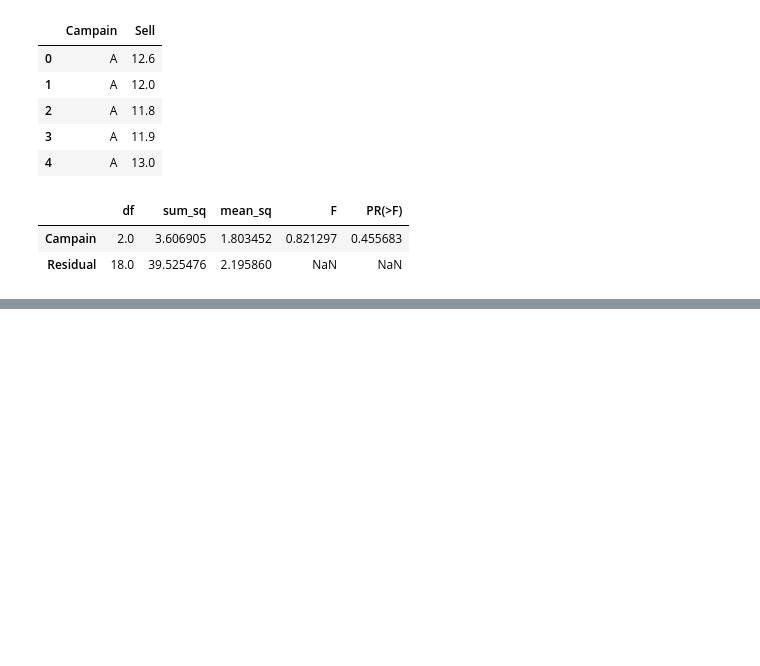
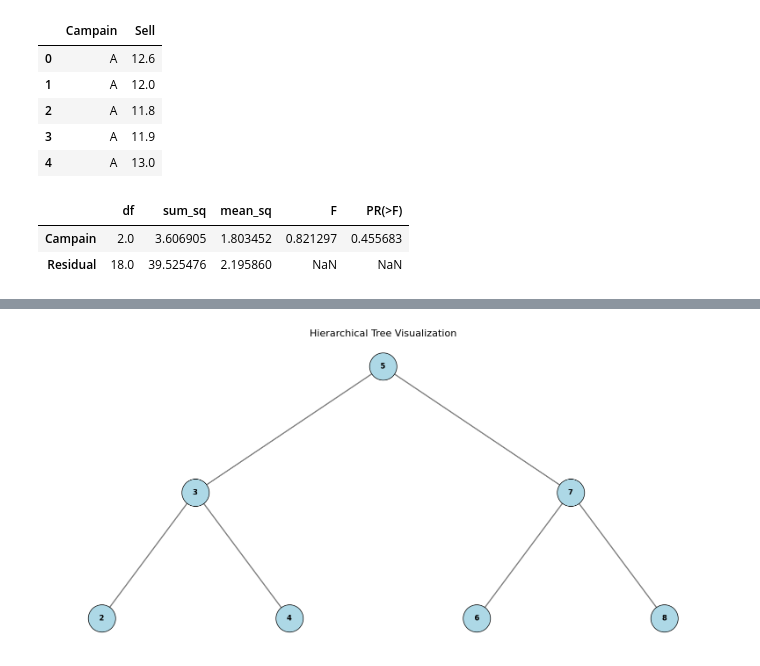
Before and after one commit to smarteist/ML-and-Deep, a Jupyter notebook: Untitled.ipynb, the cells around one changed output, grey strips where cells are left out. Drawn from its saved outputs; the diff is of its cells as text; code cells hidden in the pictures; blank space fills up the shorter version.

```diff
--- a/Untitled.ipynb
+++ b/Untitled.ipynb
@@ -23,0 +92,76 @@ sm.stats.anova_lm(result)
+# %%
+import matplotlib.pyplot as plt
+import networkx as nx
+
+def hierarchical_pos(G, root, width=1.0, vert_gap=0.2, vert_loc=0, xcenter=0.5, pos=None, parent=None):
+    """
+    Recursively assigns positions to nodes for a hierarchical (top-down) layout.
+
+    Parameters:
+    - G: networkx DiGraph
+    - root: current root node
+    - width: horizontal space allocated for this branch
+    - vert_gap: vertical gap between levels
+    - vert_loc: vertical location of the current root
+    - xcenter: horizontal location of the current root
+    - pos: dict storing positions of nodes
+    - parent: parent node of the current root
+
+    Returns:
+    - pos: dict with node positions
+    """
+    if pos is None:
+        pos = {}
+    pos[root] = (xcenter, vert_loc)
+    children = list(G.successors(root))
+    if children:
+        dx = width / len(children)
+        nextx = xcenter - width / 2 - dx / 2
+        for child in children:
+            nextx += dx
+            pos = hierarchical_pos(G, child, width=dx, vert_gap=vert_gap,
+                                  vert_loc=vert_loc - vert_gap, xcenter=nextx, pos=pos, parent=root)
+    return pos
+
+# Create a directed graph
+G = nx.DiGraph()
+
+# Define the edges based on the provided tree structure
+G.add_edges_from([
+    (5, 3),
+    (5, 7),
+    (3, 2),
+    (3, 4),
+    (7, 6),
+    (7, 8)
+])
+
+# Define the root of the tree
+root_node = 5
+
+# Assign positions to each node for a hierarchical layout
+pos = hierarchical_pos(G, root_node)
+
+# Create labels for nodes (optional, since nodes are labeled by their numbers)
+labels = {node: str(node) for node in G.nodes()}
+
+# Set up the plot
+plt.figure(figsize=(20, 9))
+plt.title("Hierarchical Tree Visualization", fontsize=16)
+
+# Draw the nodes
+nx.draw_networkx_nodes(G, pos, node_size=2000, node_color='lightblue', edgecolors='black')
+
+# Draw the edges
+nx.draw_networkx_edges(G, pos, arrows=False, width=2, edge_color='gray')
+
+# Draw the labels
+nx.draw_networkx_labels(G, pos, labels, font_size=12, font_weight='bold')
+
+# Remove axes
+plt.axis('off')
+
+# Display the plot
+plt.show()
+# %% [output]
+[figure, added]
```
Also changed, not shown: parts of 1 cell of this notebook, 30 other files.
